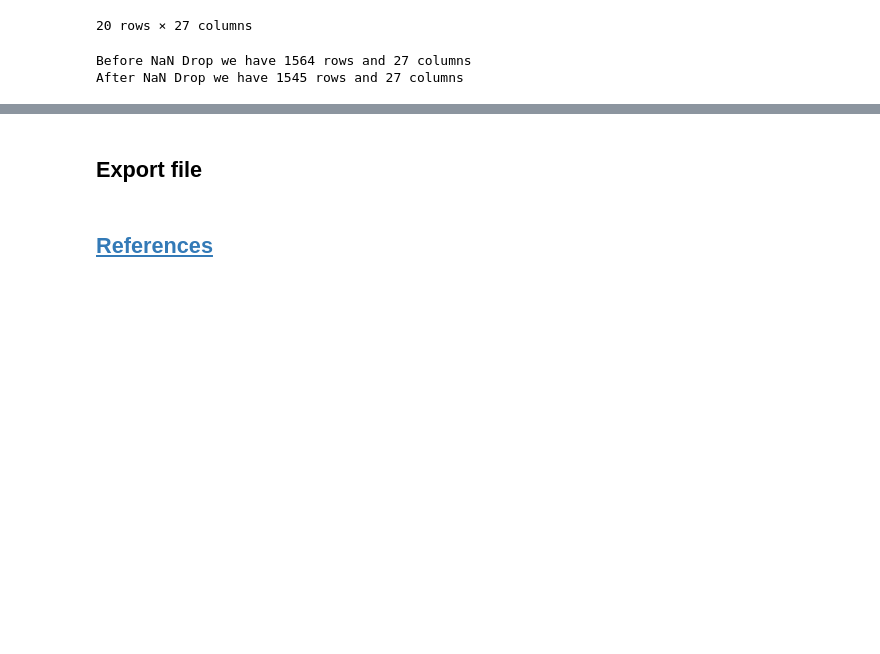
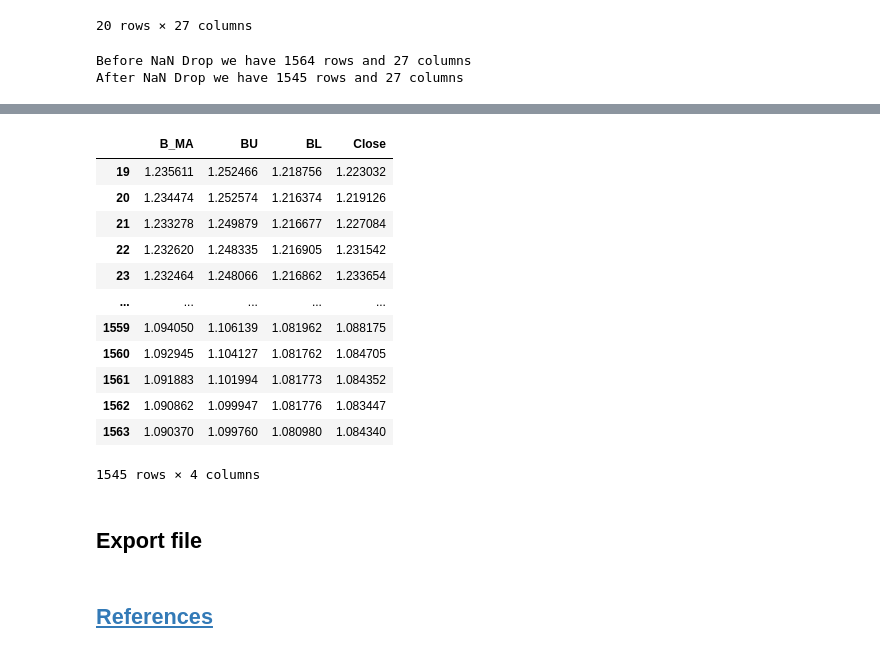
Before and after one commit to kkarolina71/praca_magisterska, a Jupyter notebook: EURUSD_d_fuzz_backtesting.ipynb, the cells around one changed output, grey strips where cells are left out. Drawn from its saved outputs; the diff is of its cells as text; code cells hidden in the pictures; blank space fills up the shorter version.

```diff
--- a/EURUSD_d_fuzz_backtesting.ipynb
+++ b/EURUSD_d_fuzz_backtesting.ipynb
@@ -264,3 +269,19 @@ for name, group in grouped:
+# %%
+df[['B_MA', 'BU', 'BL','Close']]
+# %% [output]
+|  | B_MA | BU | BL | Close |
+| 19 | 1.235611 | 1.252466 | 1.218756 | 1.223032 |
+| 20 | 1.234474 | 1.252574 | 1.216374 | 1.219126 |
+| 21 | 1.233278 | 1.249879 | 1.216677 | 1.227084 |
+| 22 | 1.232620 | 1.248335 | 1.216905 | 1.231542 |
+| 23 | 1.232464 | 1.248066 | 1.216862 | 1.233654 |
+| ... | ... | ... | ... | ... |
+| 1559 | 1.094050 | 1.106139 | 1.081962 | 1.088175 |
+| 1560 | 1.092945 | 1.104127 | 1.081762 | 1.084705 |
+| 1561 | 1.091883 | 1.101994 | 1.081773 | 1.084352 |
+| 1562 | 1.090862 | 1.099947 | 1.081776 | 1.083447 |
+| 1563 | 1.090370 | 1.099760 | 1.080980 | 1.084340 |
+1545 rows × 4 columns
 # %% [markdown]
 ## Export file
 # %%
```
Also changed, not shown: parts of 43 cells of this notebook.
